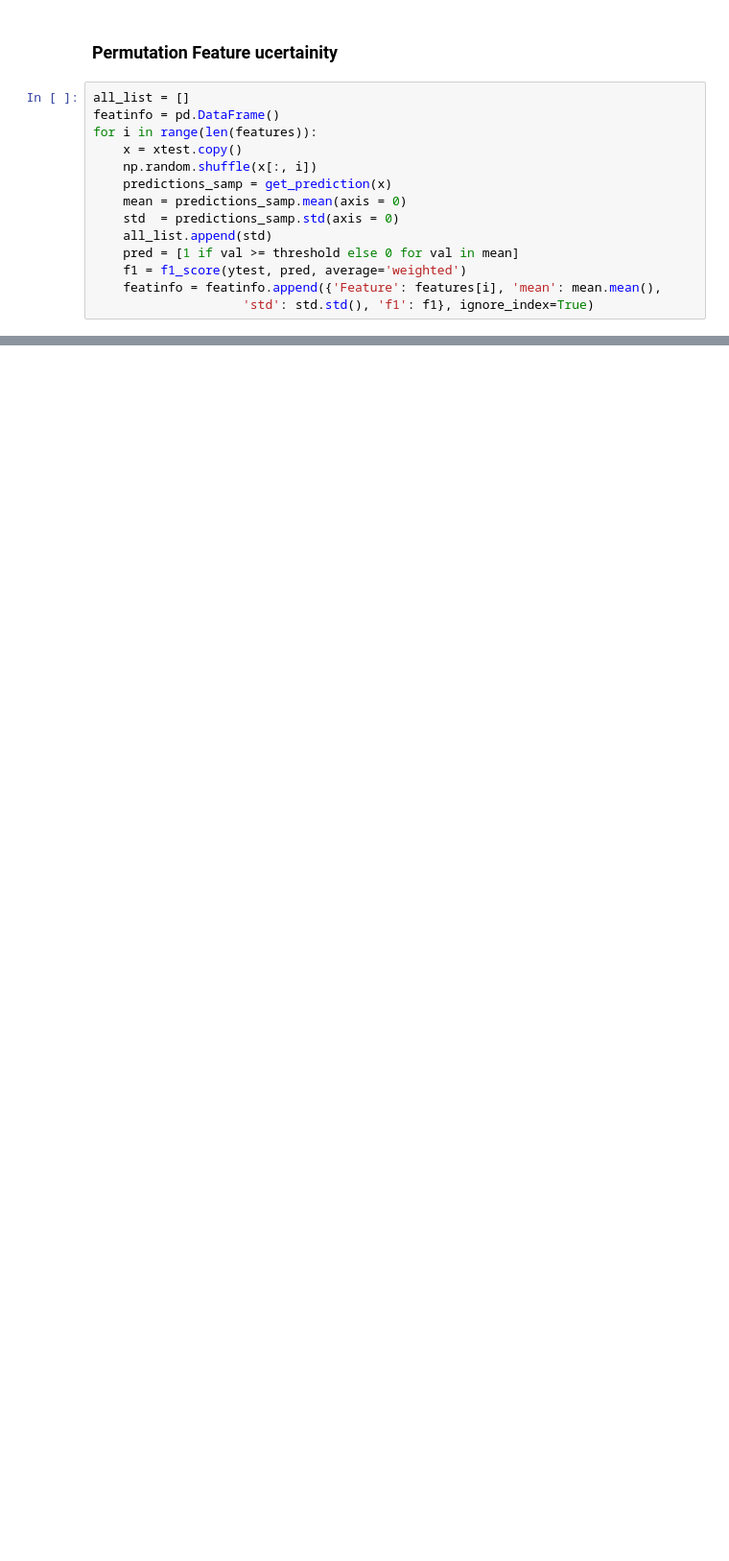
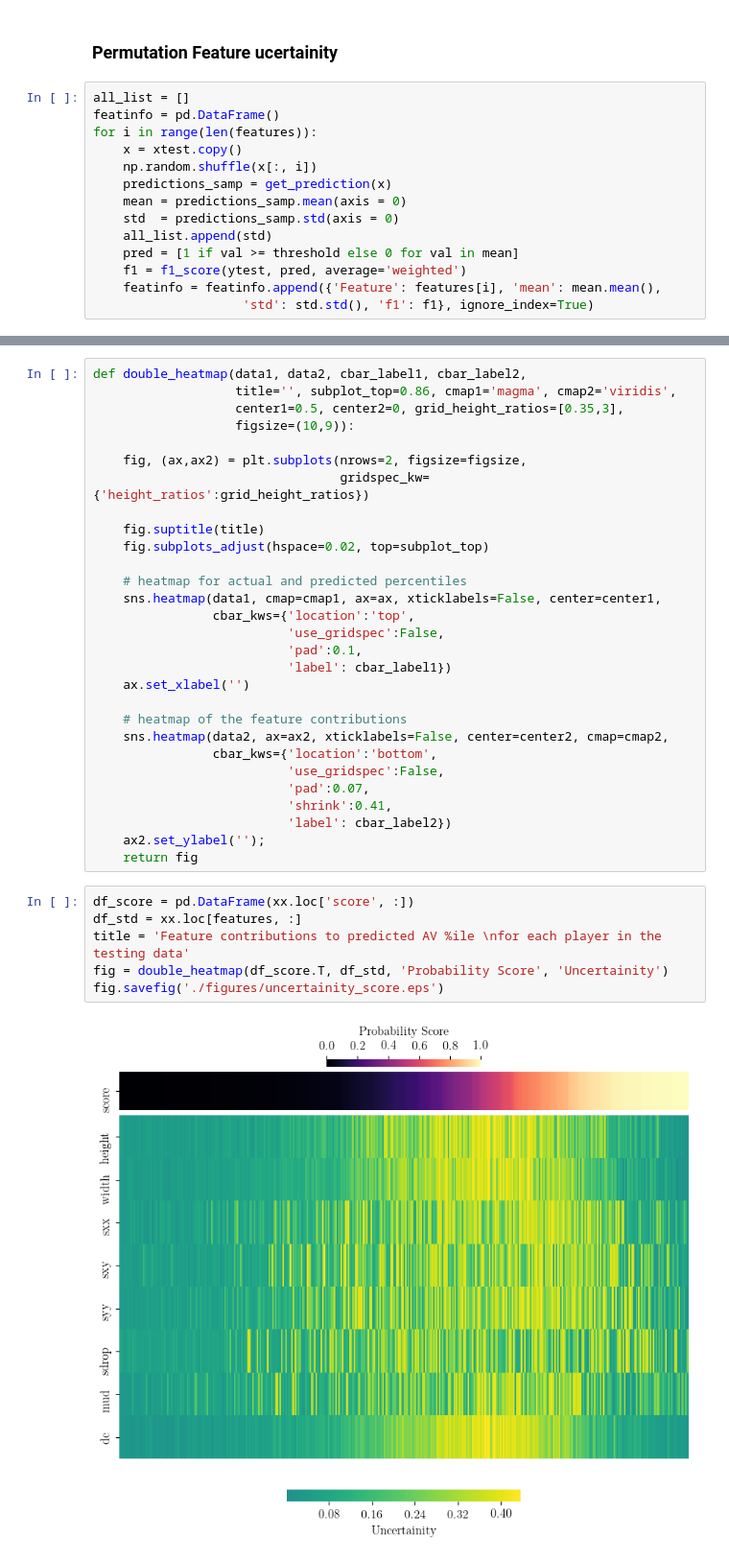
Before and after one commit to msahamed/earthquake_physics_bayesian_nn, a Jupyter notebook: BNN_edward.ipynb, the cells around one changed output, grey strips where cells are left out. Shown: that part at 96% size. Drawn from its saved outputs; the diff is of its cells as text; blank space fills up the shorter version.

```diff
--- a/BNN_edward.ipynb
+++ b/BNN_edward.ipynb
@@ -566,0 +537,37 @@ plt.tight_layout()
+# %%
+def double_heatmap(data1, data2, cbar_label1, cbar_label2,
+                   title='', subplot_top=0.86, cmap1='magma', cmap2='viridis',
+                   center1=0.5, center2=0, grid_height_ratios=[0.35,3],
+                   figsize=(10,9)):
+
+    fig, (ax,ax2) = plt.subplots(nrows=2, figsize=figsize,
+                                 gridspec_kw={'height_ratios':grid_height_ratios})
+
+    fig.suptitle(title)
+    fig.subplots_adjust(hspace=0.02, top=subplot_top)
+
+    # heatmap for actual and predicted percentiles
+    sns.heatmap(data1, cmap=cmap1, ax=ax, xticklabels=False, center=center1,
+                cbar_kws={'location':'top',
+                          'use_gridspec':False,
+                          'pad':0.1,
+                          'label': cbar_label1})
+    ax.set_xlabel('')
+
+    # heatmap of the feature contributions
+    sns.heatmap(data2, ax=ax2, xticklabels=False, center=center2, cmap=cmap2,
+                cbar_kws={'location':'bottom',
+                          'use_gridspec':False,
+                          'pad':0.07,
+                          'shrink':0.41,
+                          'label': cbar_label2})
+    ax2.set_ylabel('');
+    return fig
+# %%
+df_score = pd.DataFrame(xx.loc['score', :])
+df_std = xx.loc[features, :]
+title = 'Feature contributions to predicted AV %ile \nfor each player in the testing data'
+fig = double_heatmap(df_score.T, df_std, 'Probability Score', 'Uncertainity')
+fig.savefig('./figures/uncertainity_score.eps')
+# %% [output]
+[figure, added]
```
Also changed, not shown: parts of 24 cells of this notebook.
